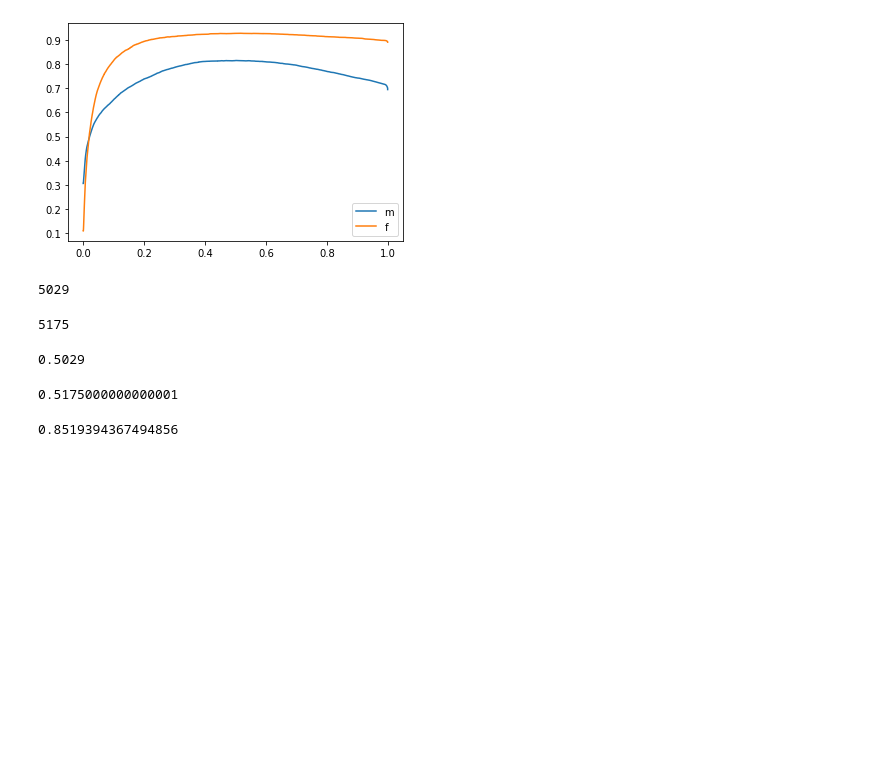
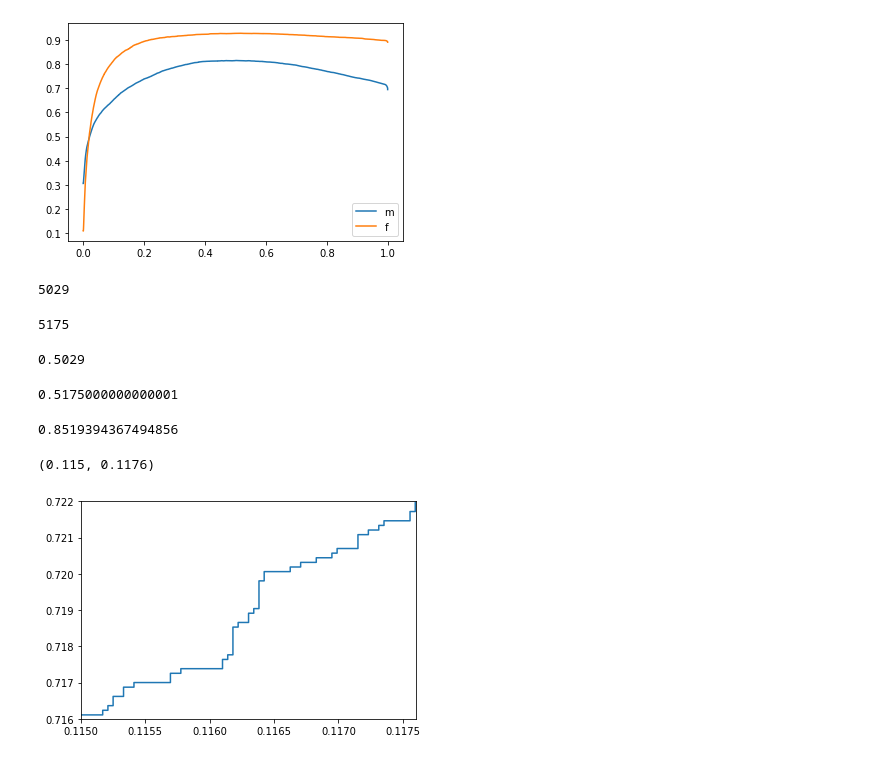
Before and after one commit to leevironty/stat-ml-project, a Jupyter notebook: main.ipynb, the cells around one changed output. Saved outputs shown, nothing was run; the diff lists cells and outputs as text; code cells hidden in the pictures; blank space fills up the shorter version.

```diff
--- a/main.ipynb
+++ b/main.ipynb
@@ -60,7 +63,7 @@ df.head()
 # %%
 # process training data to labels and features
 
-y = df['label'] == '>50K'
+y = (df['label'] == '>50K').values * 1
 protected_label = df['sex'] == 'Female'
 
 x = df.drop(columns=['label', 'fnlwgt', 'sex', 'native-country', 'marital-status'])
@@ -280,3 +283,30 @@ pd.concat([
     ).mean()
 # %% [output]
 0.8519394367494856
+# %%
+def calc_loss(probs: np.ndarray, y: np.ndarray) -> tuple[np.ndarray, np.ndarray, np.ndarray, np.ndarray]:
+    order = np.argsort(probs)
+    probs_sorted = probs[order]
+    y_sorted: np.ndarray = y[order]
+    # calculate loss as a function of threshold (=probs_sorted)
+    start_score: float = (1 - y_sorted).sum()  # score if all are predicted as y = 1
+    loss_change: np.ndarray = y_sorted * 2 - 1  # -1 or 1
+    cum_score = loss_change.cumsum() + start_score
+    # calculate tp_rate
+    pos_count = y.sum()
+    tp_rate = 1 - y_sorted.cumsum() / pos_count
+    # calculate fp_rate
+    neg_count = (1 - y).sum()
+    fp_rate =  1 - (1 - y_sorted).cumsum() / neg_count
+    return probs_sorted, cum_score, tp_rate, fp_rate
+# %%
+ps, l, tp, fp = calc_loss(probs, y.values * 1)
+# %%
+fig, ax = plt.subplots()
+
+ax.plot(fp, tp)
+ax.set_ylim(0.716, 0.722)
+ax.set_xlim(0.115, 0.1176)
+# %% [output]
+(0.115, 0.1176)
+[figure, added]
```
Also changed, not shown: parts of 22 cells of this notebook.
